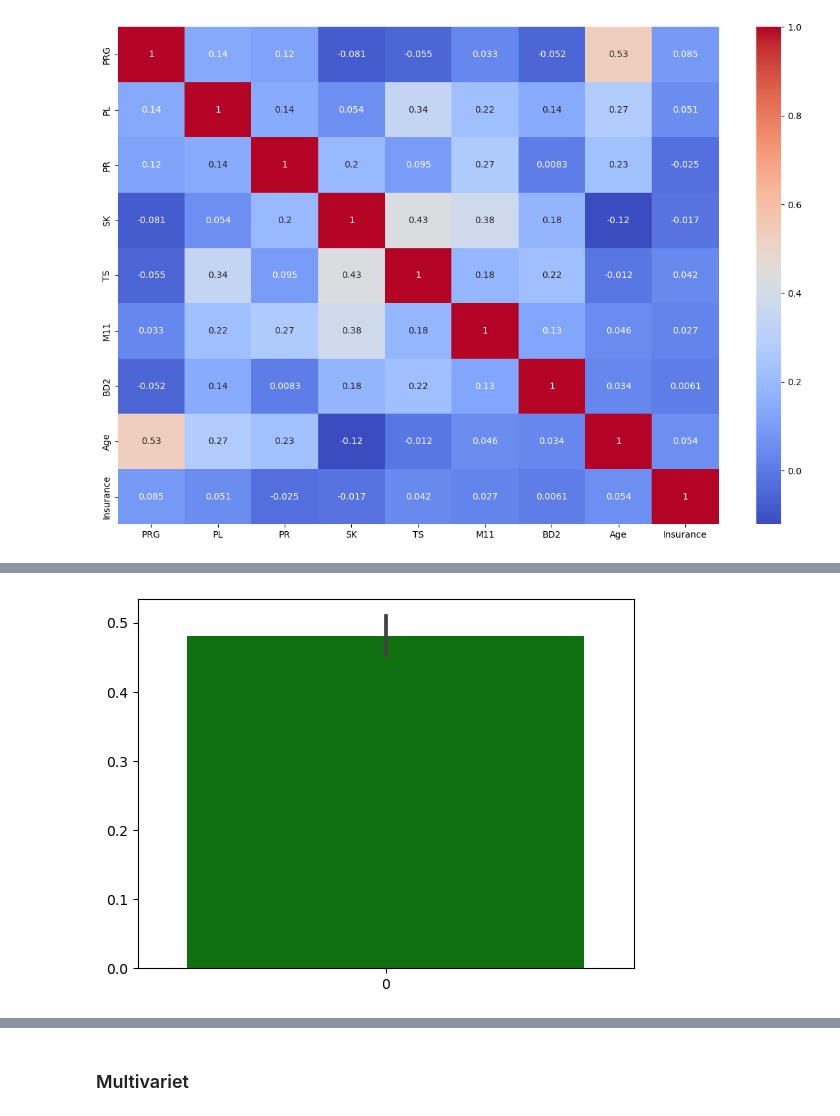
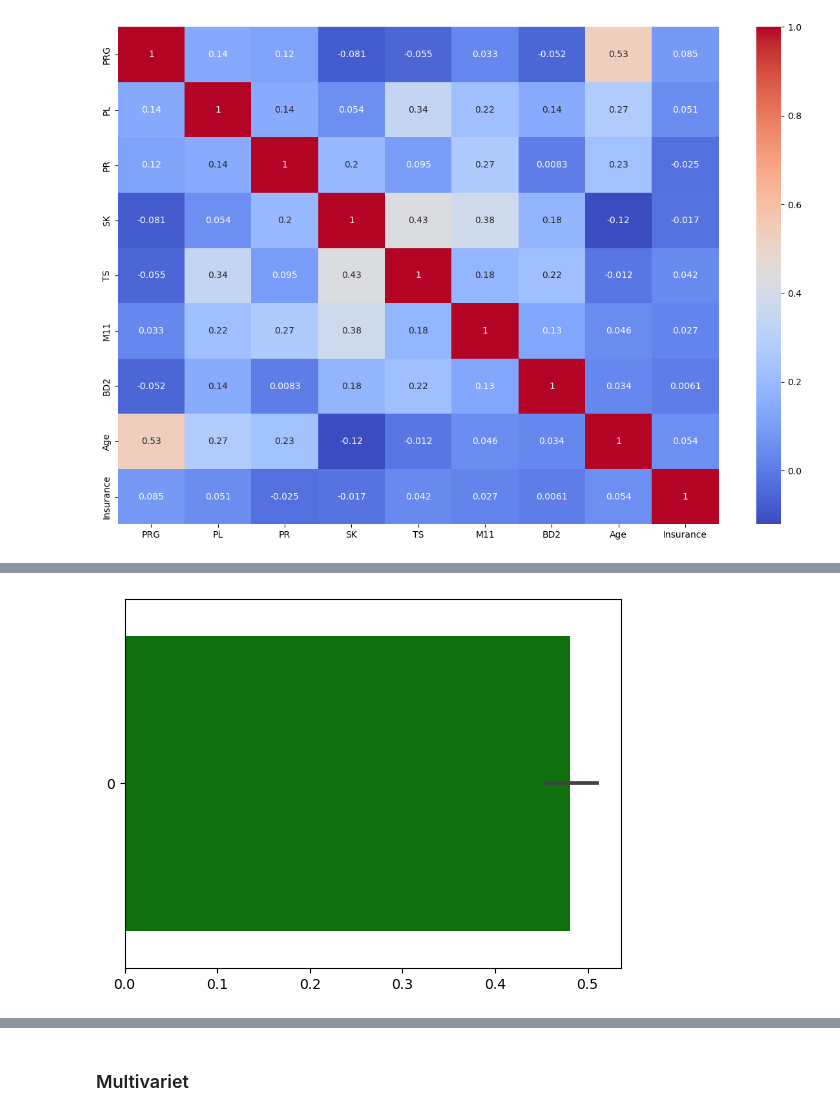
Before and after one commit to obiuzoma/Lp5_machinelearning_fastapi, a Jupyter notebook: lp5_fastapi.ipynb, the cells around one changed output, grey strips where cells are left out. Cells and saved outputs as stored; diff of their text form; code cells hidden in the pictures.

```diff
--- a/lp5_fastapi.ipynb
+++ b/lp5_fastapi.ipynb
@@ -206,8 +202,8 @@ plt.show()
 # %%
 BD2=train_df['BD2']
-sn.barplot(data=BD2, color='green')
+sn.barplot(data=BD2, color='green', orient='h')
 plt.show()
 # %% [output]
-[figure, old version]
+[figure, new version]
 # %%
 PRG = train_df['PRG']
```
Also changed, not shown: parts of 18 cells of this notebook, 5 other files.
